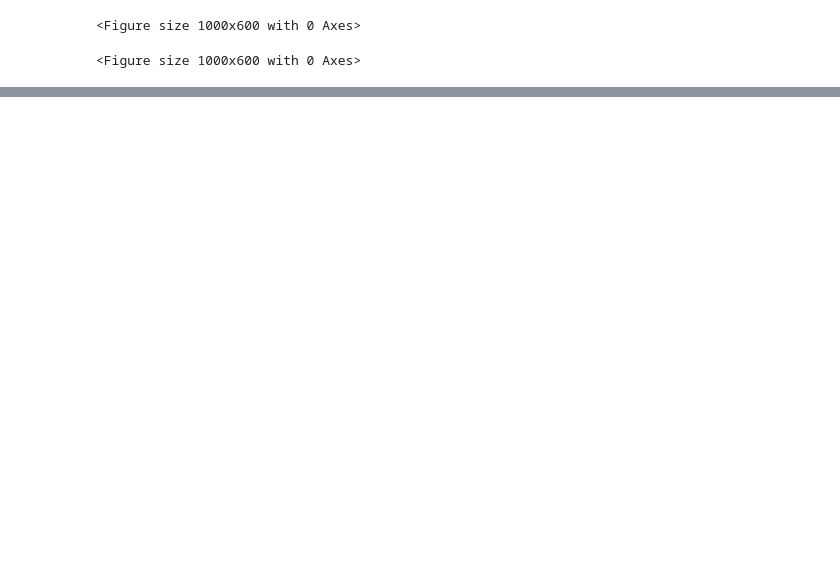
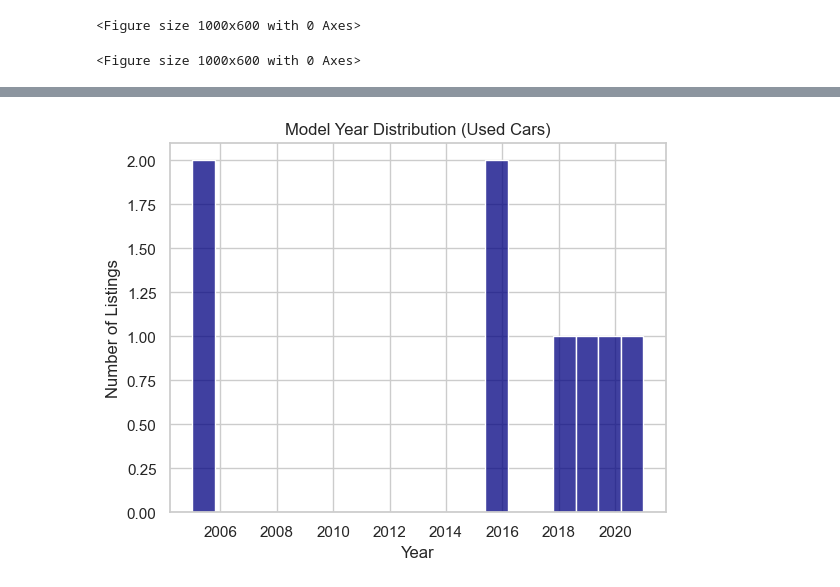
Before and after one commit to riyaaaaaaa012/HamrobazarCar_Analysis, a Jupyter notebook: analyze.ipynb, the cells around one changed output, grey strips where cells are left out. Drawn from its saved outputs; the diff is of its cells as text; code cells hidden in the pictures; blank space fills up the shorter version.

```diff
--- a/analyze.ipynb
+++ b/analyze.ipynb
@@ -134,0 +154,8 @@ plt.show()
+# %%
+sns.histplot(used_df['year'].dropna().astype(int), bins=20, color='navy')
+plt.title('Model Year Distribution (Used Cars)')
+plt.xlabel('Year')
+plt.ylabel('Number of Listings')
+plt.show()
+# %% [output]
+[figure, added]
```
Also changed, not shown: parts of 14 cells of this notebook, 5 other files.
